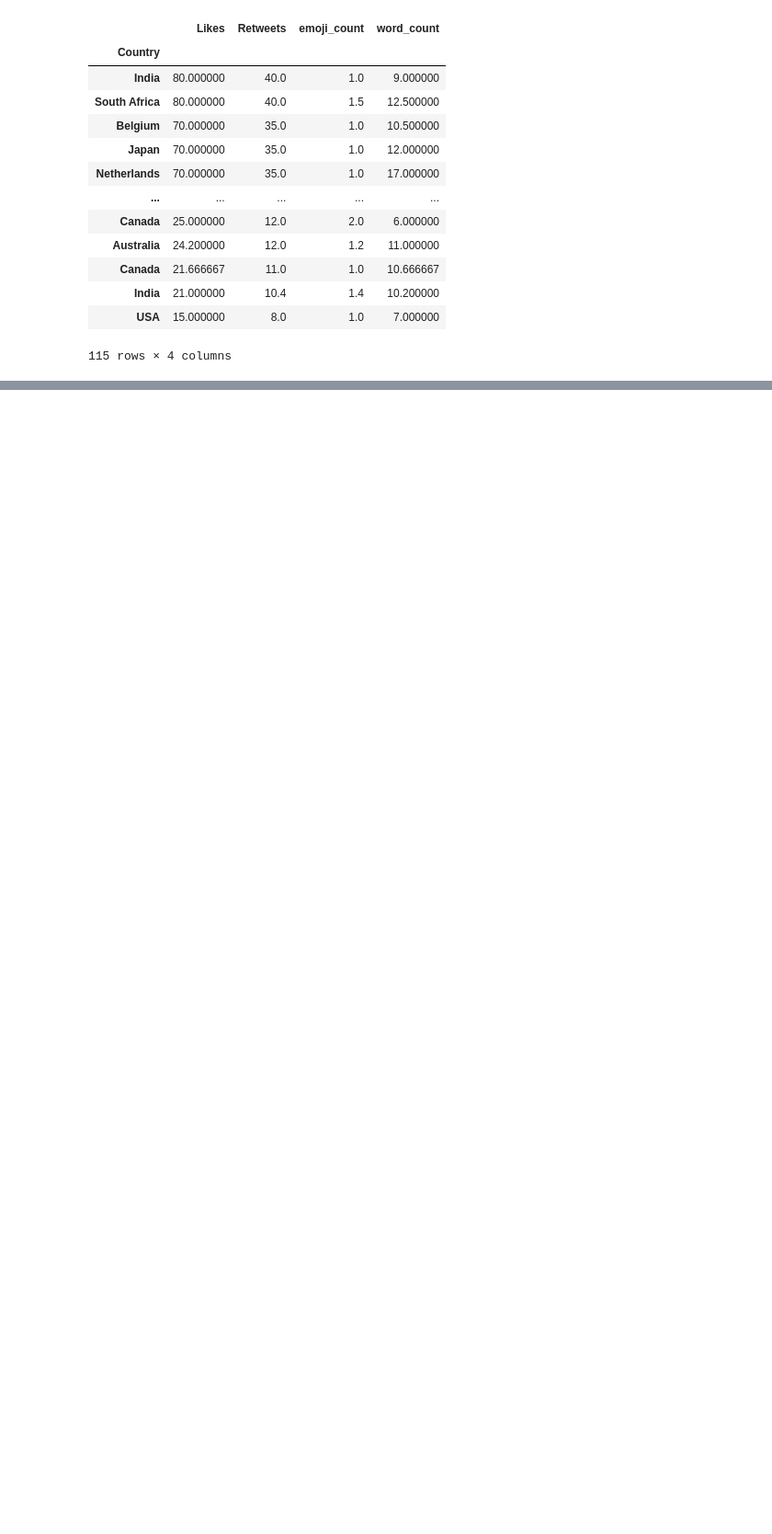
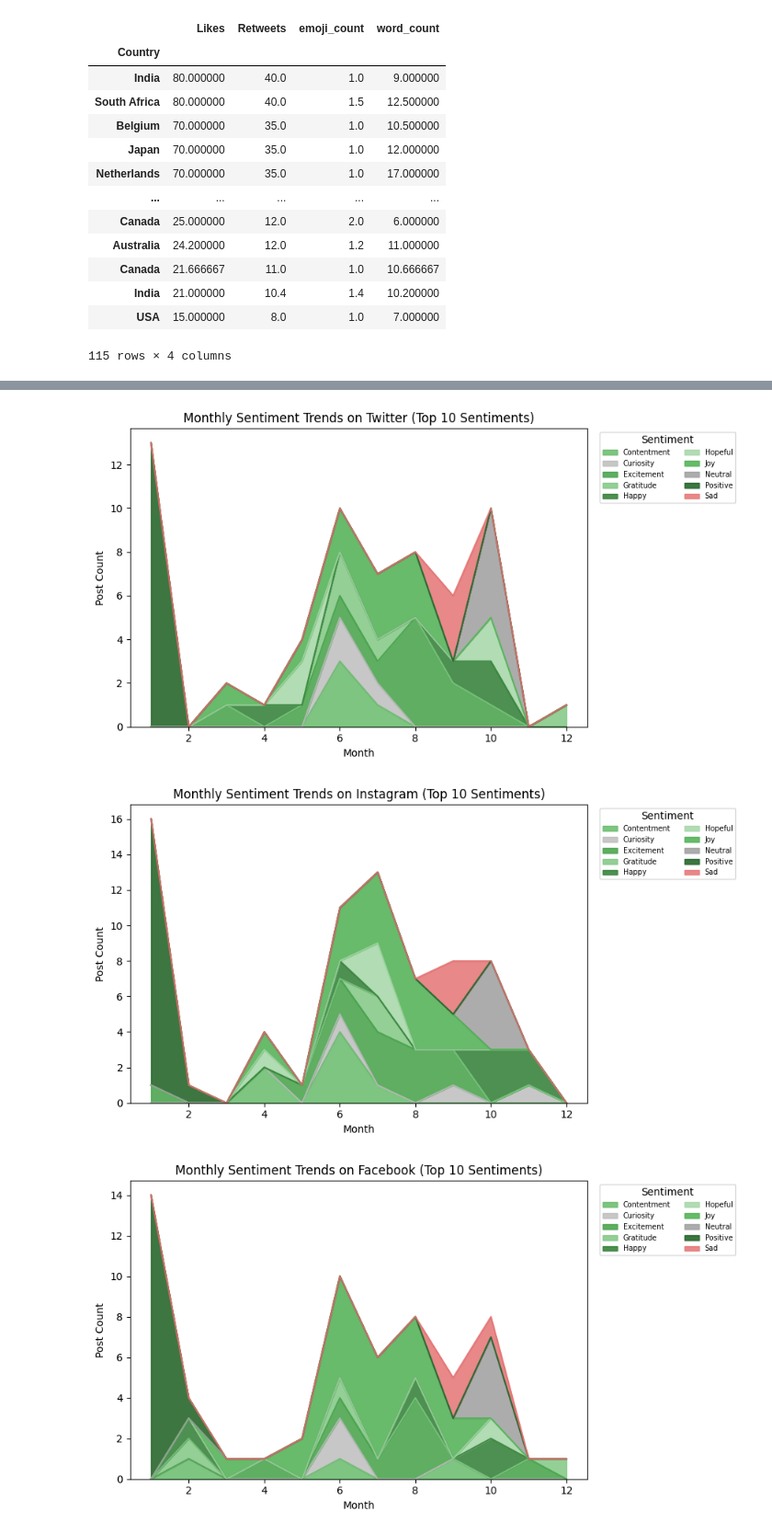
Before and after one commit to Eros-Carrasco/social-media-sentiment-insights, a Jupyter notebook: notebooks/EDA.ipynb, the cells around one changed output, grey strips where cells are left out. Shown at 92% size. Saved outputs shown, nothing was run; the diff lists cells and outputs as text; code cells hidden in the pictures; blank space fills up the shorter version.

```diff
--- a/notebooks/EDA.ipynb
+++ b/notebooks/EDA.ipynb
@@ -320,3 +316,22 @@ df_groupby.style.format("{:.1f}")
 | Despair | 15.0 | 7.5 |
 | Boredom | 15.0 | 7.3 |
 | Disgust | 15.0 | 7.0 |
+# %%
+# --- CLEANUP ---
+# Clean the 'Platform' column to avoid duplicates like 'Twitter ' vs 'twitter'
+df["Platform"] = df["Platform"].astype(str).str.strip().str.title()
+# %%
+
+print(df.head())
+print(df.shape)
+
+df.drop(columns='Unnamed: 0.1', inplace=True)
+df.rename(columns={'Unnamed: 0':'Id'}, inplace=True)
+df.isnull().sum()
+df.dtypes
+
+df["Platform"] = df["Platform"].astype(str).str.strip().str.title()
+top10_sentiments = df["Sentiment"].value_counts().head(10).index
+df_platform = df[df["Sentiment"].isin(top10_sentiments)].copy()
+
+print("Platforms in dataset:", df_platform["Platform"].unique())
@@ -322,0 +506,46 @@ df_groupby.style.format("{:.1f}")
+# %%
+# --- Normalize sentiment labels once (avoids case/space mismatches) ---
+df_platform["Sentiment_norm"] = df_platform["Sentiment"].astype(str).str.strip().str.title()
+
+# --- Extract month (1..12) ---
+df_platform["Month"] = pd.to_datetime(df_platform["Timestamp"], errors="coerce").dt.month
+
+# --- Plot monthly sentiment trends per platform with consistent colors ---
+for platform in df_platform["Platform"].unique():
+    sub = df_platform[df_platform["Platform"] == platform]
+
+    monthly = (
+        sub.groupby(["Month", "Sentiment_norm"])
+           .size()
+           .reset_index(name="Count")
+    )
+
+    # Pivot to wide; ensure months appear 1..12 in order
+    pivot_month = monthly.pivot_table(
+        index="Month", columns="Sentiment_norm", values="Count", fill_value=0
+    ).reindex(range(1, 13), fill_value=0)
+
+    # Build color list matching the pivot column order
+    col_order = list(pivot_month.columns)
+    color_list = [sentiment_colors.get(col, '#CCCCCC') for col in col_order]
+
+    # Area plot with our palette
+    ax = pivot_month.plot(
+        kind="area",
+        alpha=0.85,
+        figsize=(9, 5),
+        color=color_list
+    )
+    ax.set_title(f"Monthly Sentiment Trends on {platform} (Top 10 Sentiments)")
+    ax.set_xlabel("Month")
+    ax.set_ylabel("Post Count")
+
+    # Legend consistent with column order
+    handles, labels = ax.get_legend_handles_labels()
+    ax.legend(handles, labels, title="Sentiment", fontsize=7, ncol=2, bbox_to_anchor=(1.02, 1), loc="upper left")
+    plt.tight_layout()
+    plt.show()
+# %% [output]
+[figure, added]
+[figure, added]
+[figure, added]
```
Also changed, not shown: parts of 12 cells of this notebook.
